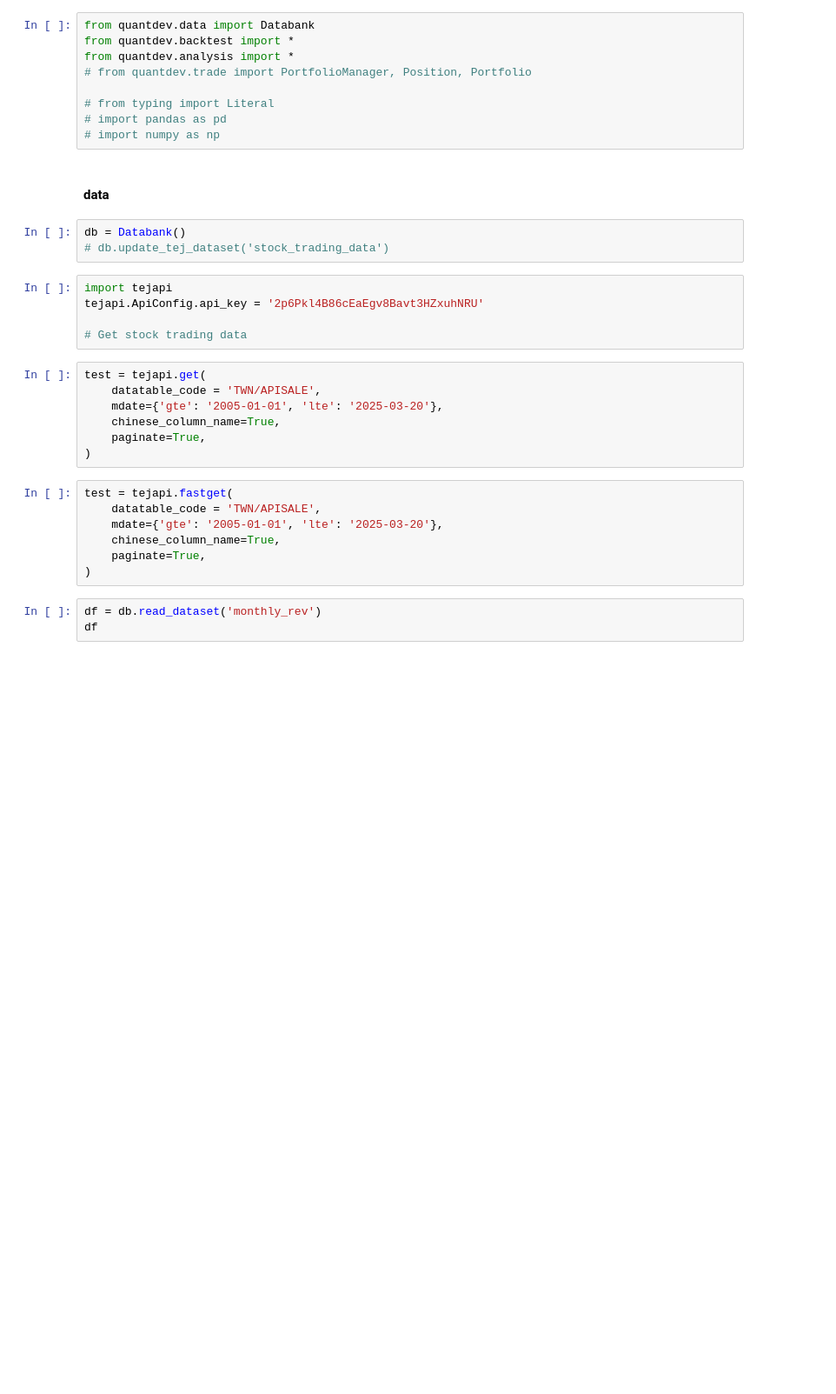
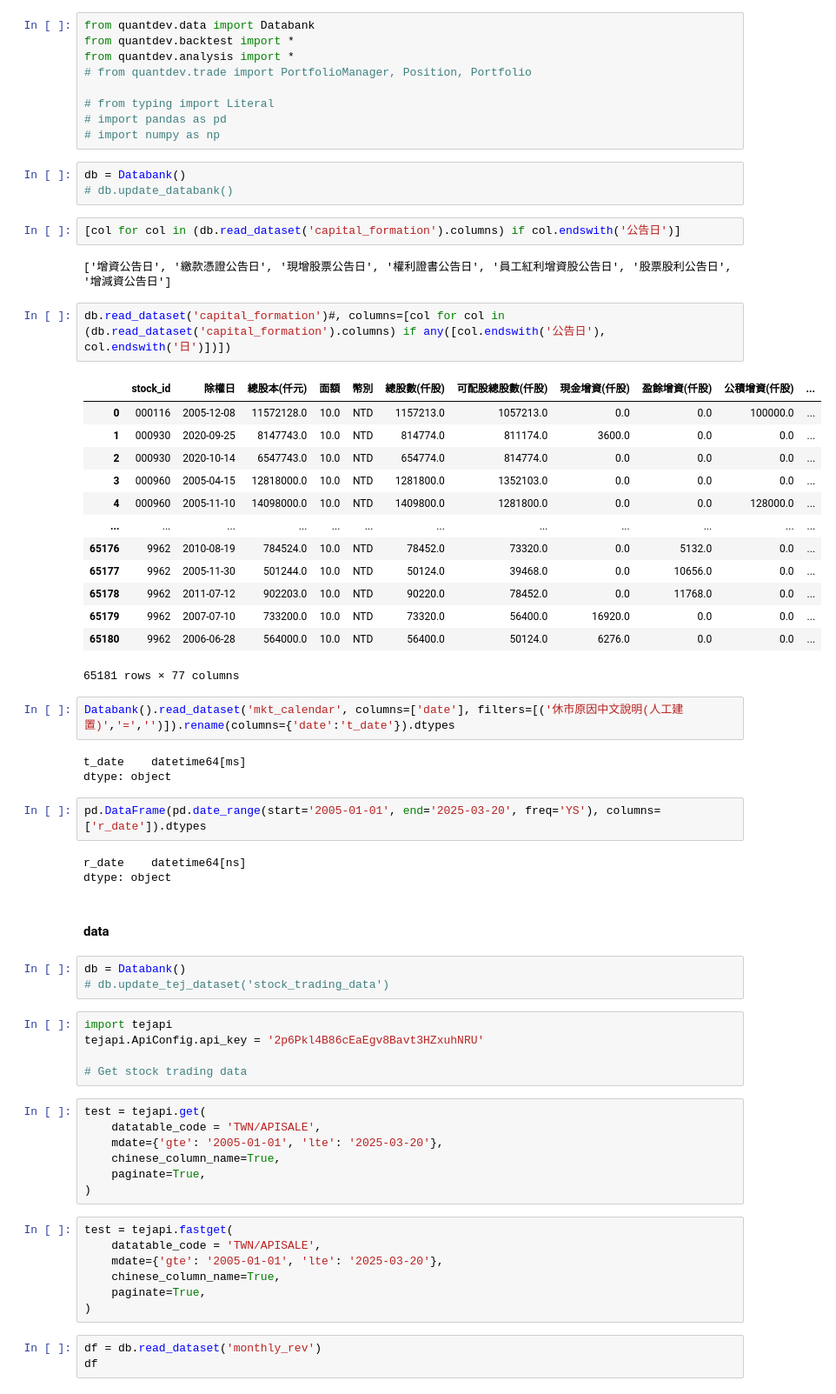
Before and after one commit to DeepLeek-quant/scythe-quant, a Jupyter notebook: examples/examples.ipynb, the cells around one changed output. Shown at 87% size. Drawn from its saved outputs; the diff is of its cells as text; blank space fills up the shorter version.

```diff
--- a/examples/examples.ipynb
+++ b/examples/examples.ipynb
@@ -7,6 +7,39 @@ from quantdev.analysis import *
 # from typing import Literal
 # import pandas as pd
 # import numpy as np
+# %%
+db = Databank()
+# db.update_databank()
+# %%
+[col for col in (db.read_dataset('capital_formation').columns) if col.endswith('公告日')]
+# %% [output]
+['增資公告日', '繳款憑證公告日', '現增股票公告日', '權利證書公告日', '員工紅利增資股公告日', '股票股利公告日', '增減資公告日']
+# %%
+db.read_dataset('capital_formation')#, columns=[col for col in (db.read_dataset('capital_formation').columns) if any([col.endswith('公告日'), col.endswith('日')])])
+# %% [output]
+|  | stock_id | 除權日 | 總股本(仟元) | 面額 | 幣別 | 總股數(仟股) | 可配股總股數(仟股) | 現金增資(仟股) | 盈餘增資(仟股) | 公積增資(仟股) | ... |
+| 0 | 000116 | 2005-12-08 | 11572128.0 | 10.0 | NTD | 1157213.0 | 1057213.0 | 0.0 | 0.0 | 100000.0 | ... |
+| 1 | 000930 | 2020-09-25 | 8147743.0 | 10.0 | NTD | 814774.0 | 811174.0 | 3600.0 | 0.0 | 0.0 | ... |
+| 2 | 000930 | 2020-10-14 | 6547743.0 | 10.0 | NTD | 654774.0 | 814774.0 | 0.0 | 0.0 | 0.0 | ... |
+| 3 | 000960 | 2005-04-15 | 12818000.0 | 10.0 | NTD | 1281800.0 | 1352103.0 | 0.0 | 0.0 | 0.0 | ... |
+| 4 | 000960 | 2005-11-10 | 14098000.0 | 10.0 | NTD | 1409800.0 | 1281800.0 | 0.0 | 0.0 | 128000.0 | ... |
+| ... | ... | ... | ... | ... | ... | ... | ... | ... | ... | ... | ... |
+| 65176 | 9962 | 2010-08-19 | 784524.0 | 10.0 | NTD | 78452.0 | 73320.0 | 0.0 | 5132.0 | 0.0 | ... |
+| 65177 | 9962 | 2005-11-30 | 501244.0 | 10.0 | NTD | 50124.0 | 39468.0 | 0.0 | 10656.0 | 0.0 | ... |
+| 65178 | 9962 | 2011-07-12 | 902203.0 | 10.0 | NTD | 90220.0 | 78452.0 | 0.0 | 11768.0 | 0.0 | ... |
+| 65179 | 9962 | 2007-07-10 | 733200.0 | 10.0 | NTD | 73320.0 | 56400.0 | 16920.0 | 0.0 | 0.0 | ... |
+| 65180 | 9962 | 2006-06-28 | 564000.0 | 10.0 | NTD | 56400.0 | 50124.0 | 6276.0 | 0.0 | 0.0 | ... |
+65181 rows × 77 columns
+# %%
+Databank().read_dataset('mkt_calendar', columns=['date'], filters=[('休市原因中文說明(人工建置)','=','')]).rename(columns={'date':'t_date'}).dtypes
+# %% [output]
+t_date    datetime64[ms]
+dtype: object
+# %%
+pd.DataFrame(pd.date_range(start='2005-01-01', end='2025-03-20', freq='YS'), columns=['r_date']).dtypes
+# %% [output]
+r_date    datetime64[ns]
+dtype: object
 # %% [markdown]
 #### data
 # %%
```
Also changed, not shown: 4 other files.
